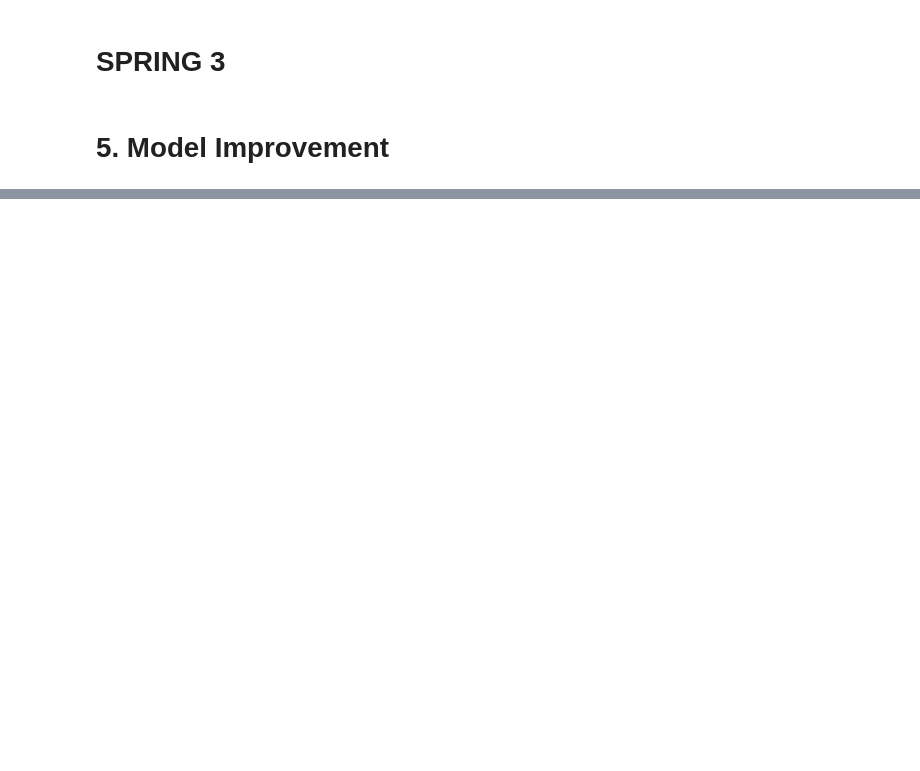
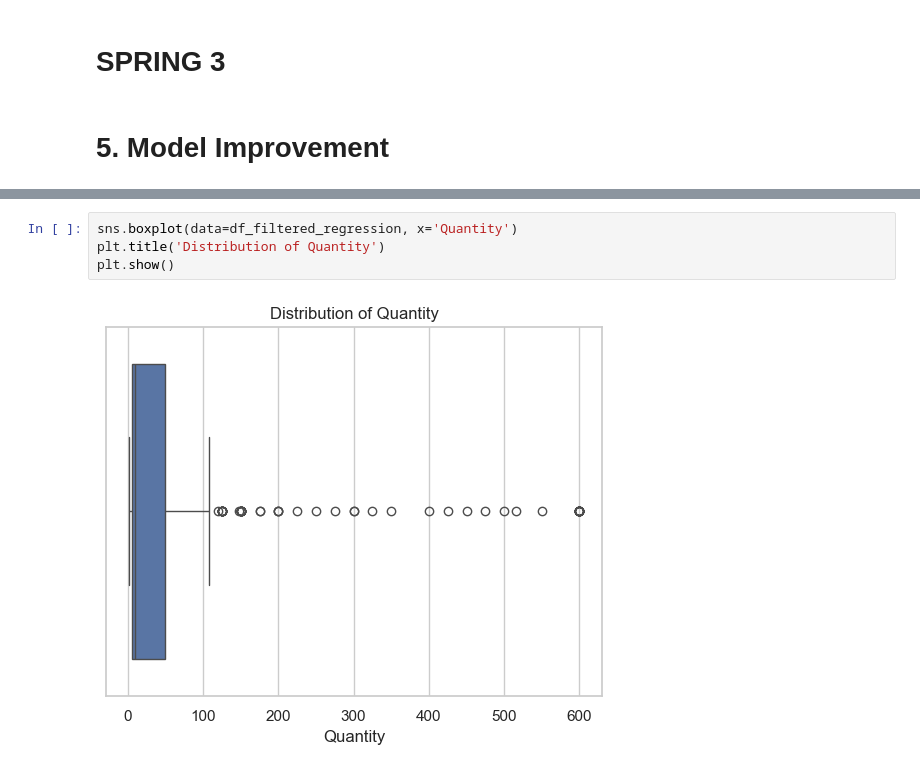
Before and after one commit to alk1316/Capstone_BrainsStation_SAP_InventoryLevel, a Jupyter notebook: notebooks/Capstone_InventoryLevel_SAP.ipynb, the cells around one changed output, grey strips where cells are left out. Cells and saved outputs as stored; diff of their text form; blank space fills up the shorter version.

```diff
--- a/notebooks/Capstone_InventoryLevel_SAP.ipynb
+++ b/notebooks/Capstone_InventoryLevel_SAP.ipynb
@@ -1025,0 +1091,6 @@ Finally, we will apply an ARIMA model, wich is ideal for time series analysis, w
+# %%
+sns.boxplot(data=df_filtered_regression, x='Quantity')
+plt.title('Distribution of Quantity')
+plt.show()
+# %% [output]
+[figure, added]
```
Also changed, not shown: parts of 162 cells of this notebook.
